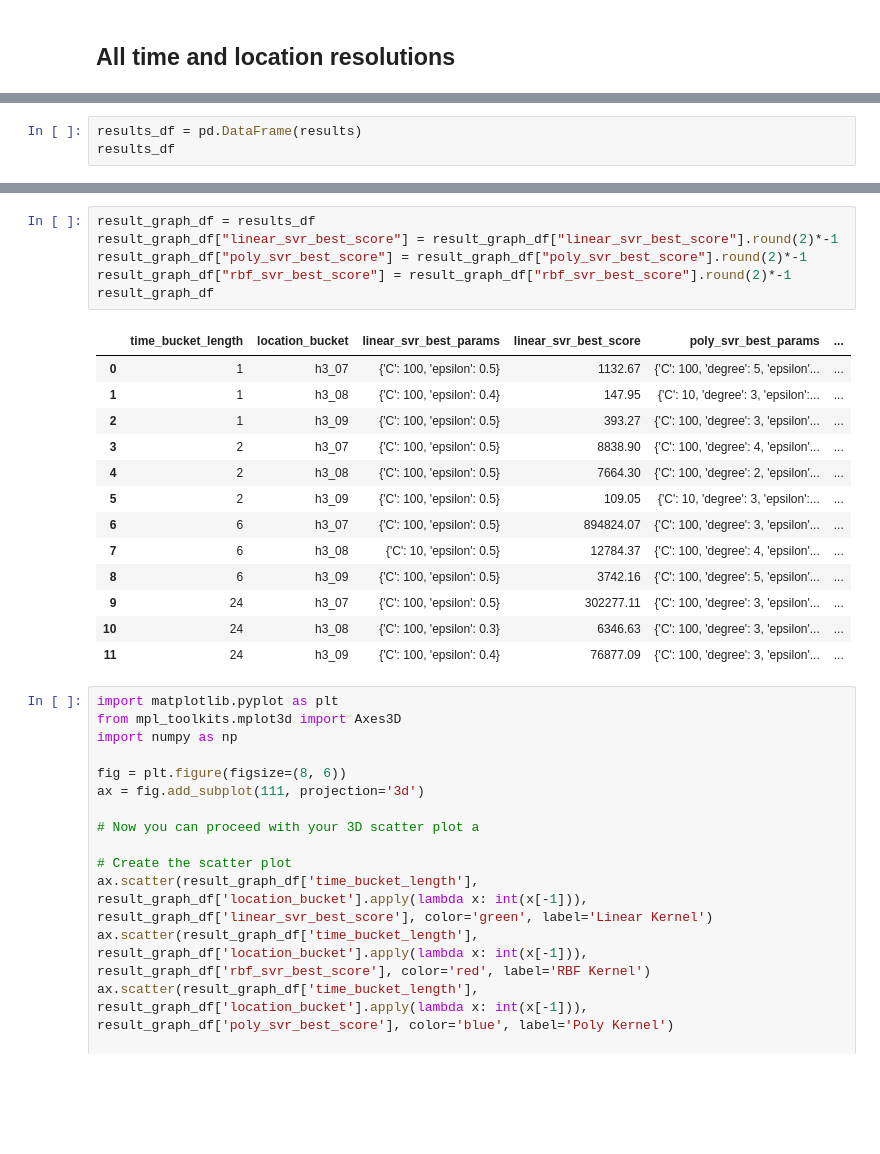
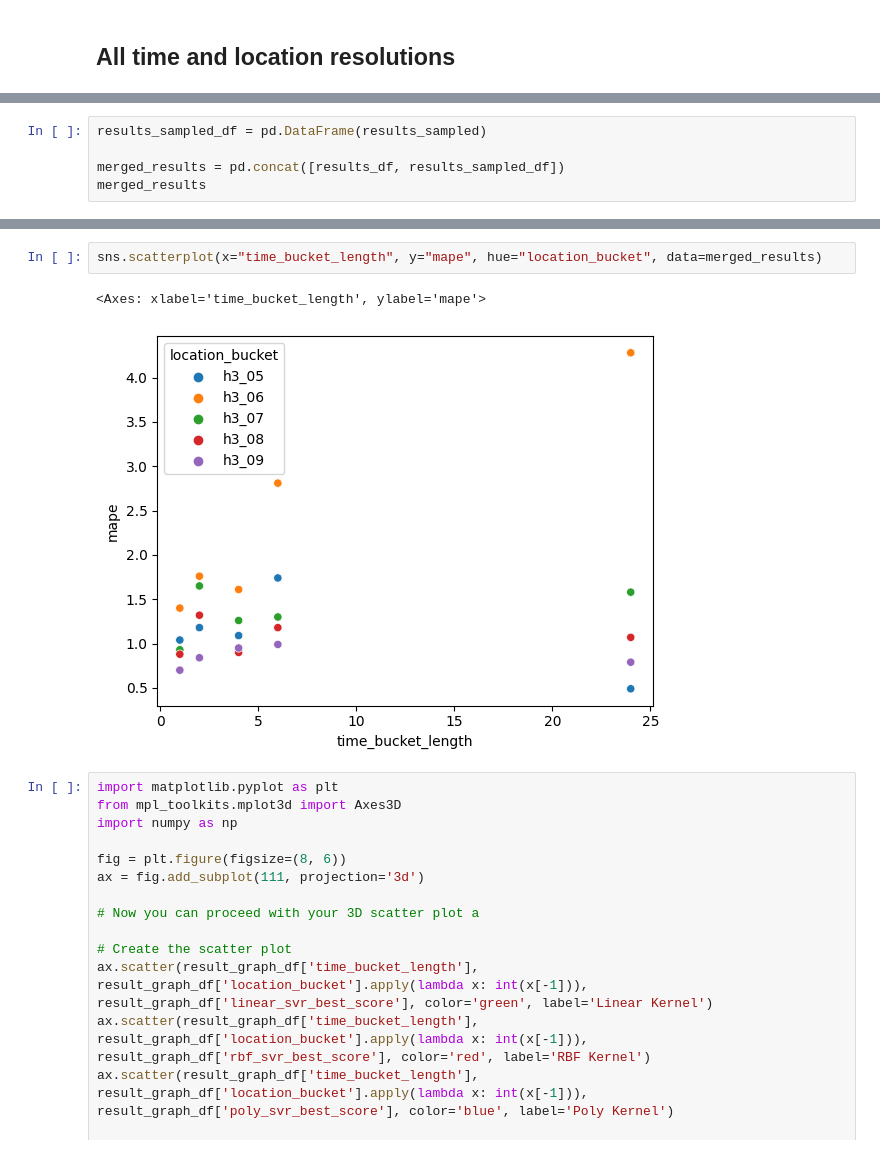
Before and after one commit to Jerematix/aaa, a Jupyter notebook: notebooks/4_predictive_analysis/01_SVM.ipynb, the cells around one changed output, grey strips where cells are left out. Saved outputs shown, nothing was run; the diff lists cells and outputs as text; blank space fills up the shorter version.

```diff
--- a/notebooks/4_predictive_analysis/01_SVM.ipynb
+++ b/notebooks/4_predictive_analysis/01_SVM.ipynb
@@ -403,3 +345,0 @@ save best params and scores
-# %%
-results_df = pd.DataFrame(results)
-results_df
@@ -419,0 +346,5 @@ results_df
+# %%
+results_sampled_df = pd.DataFrame(results_sampled)
+
+merged_results = pd.concat([results_df, results_sampled_df])
+merged_results
@@ -439,23 +371,8 @@ results_df
-# %%
-result_graph_df = results_df
-result_graph_df["linear_svr_best_score"] = result_graph_df["linear_svr_best_score"].round(2)*-1
-result_graph_df["poly_svr_best_score"] = result_graph_df["poly_svr_best_score"].round(2)*-1
-result_graph_df["rbf_svr_best_score"] = result_graph_df["rbf_svr_best_score"].round(2)*-1
-result_graph_df
-# %% [output]
-|  | time_bucket_length | location_bucket | linear_svr_best_params | linear_svr_best_score | poly_svr_best_params | ... |
-| 0 | 1 | h3_07 | {'C': 100, 'epsilon': 0.5} | 1132.67 | {'C': 100, 'degree': 5, 'epsilon'... | ... |
-| 1 | 1 | h3_08 | {'C': 100, 'epsilon': 0.4} | 147.95 | {'C': 10, 'degree': 3, 'epsilon':... | ... |
-| 2 | 1 | h3_09 | {'C': 100, 'epsilon': 0.5} | 393.27 | {'C': 100, 'degree': 3, 'epsilon'... | ... |
-| 3 | 2 | h3_07 | {'C': 100, 'epsilon': 0.5} | 8838.90 | {'C': 100, 'degree': 4, 'epsilon'... | ... |
-| 4 | 2 | h3_08 | {'C': 100, 'epsilon': 0.5} | 7664.30 | {'C': 100, 'degree': 2, 'epsilon'... | ... |
-| 5 | 2 | h3_09 | {'C': 100, 'epsilon': 0.5} | 109.05 | {'C': 10, 'degree': 3, 'epsilon':... | ... |
-| 6 | 6 | h3_07 | {'C': 100, 'epsilon': 0.5} | 894824.07 | {'C': 100, 'degree': 3, 'epsilon'... | ... |
-| 7 | 6 | h3_08 | {'C': 10, 'epsilon': 0.5} | 12784.37 | {'C': 100, 'degree': 4, 'epsilon'... | ... |
-| 8 | 6 | h3_09 | {'C': 100, 'epsilon': 0.5} | 3742.16 | {'C': 100, 'degree': 5, 'epsilon'... | ... |
-| 9 | 24 | h3_07 | {'C': 100, 'epsilon': 0.5} | 302277.11 | {'C': 100, 'degree': 3, 'epsilon'... | ... |
-| 10 | 24 | h3_08 | {'C': 100, 'epsilon': 0.3} | 6346.63 | {'C': 100, 'degree': 3, 'epsilon'... | ... |
-| 11 | 24 | h3_09 | {'C': 100, 'epsilon': 0.4} | 76877.09 | {'C': 100, 'degree': 3, 'epsilon'... | ... |
+# %%
+sns.scatterplot(x="time_bucket_length", y="mape", hue="location_bucket", data=merged_results)
+# %% [output]
+<Axes: xlabel='time_bucket_length', ylabel='mape'>
+[figure, added]
 # %%
 import matplotlib.pyplot as plt
 from mpl_toolkits.mplot3d import Axes3D
```
Also changed, not shown: parts of 13 cells of this notebook, 1 other file.
